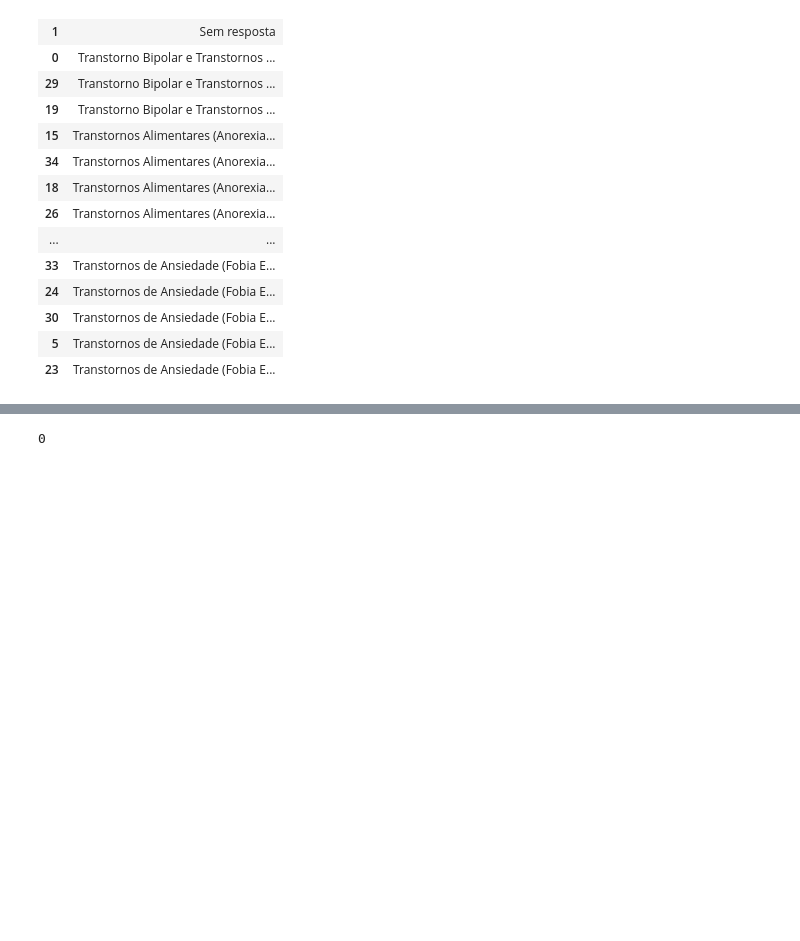
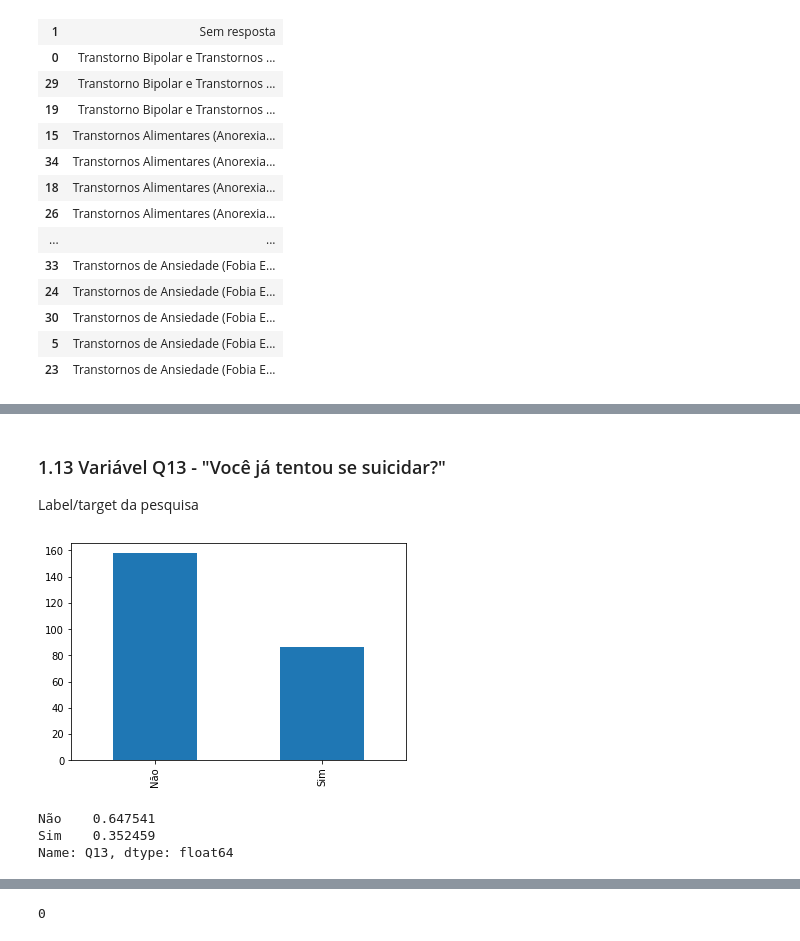
Before and after one commit to claytonrm/AnalisePreditivaSuicidio, a Jupyter notebook: AnalisePreditivaSuicidio.ipynb, the cells around one changed output, grey strips where cells are left out. Cells and saved outputs as stored; diff of their text form; code cells hidden in the pictures; blank space fills up the shorter version.

```diff
--- a/AnalisePreditivaSuicidio.ipynb
+++ b/AnalisePreditivaSuicidio.ipynb
@@ -471,0 +542,14 @@ df[df.Q11_T7 == 1]
+# %% [markdown]
+### 1.13 Variável Q13 - "Você já tentou se suicidar?"
+Label/target da pesquisa
+# %%
+df.Q13.value_counts().plot.bar()
+plt.savefig('q13.png')
+# %% [output]
+[figure, added]
+# %%
+df.Q13.value_counts() / df.Q13.count()
+# %% [output]
+Não    0.647541
+Sim    0.352459
+Name: Q13, dtype: float64
```
Also changed, not shown: parts of 33 cells of this notebook.
